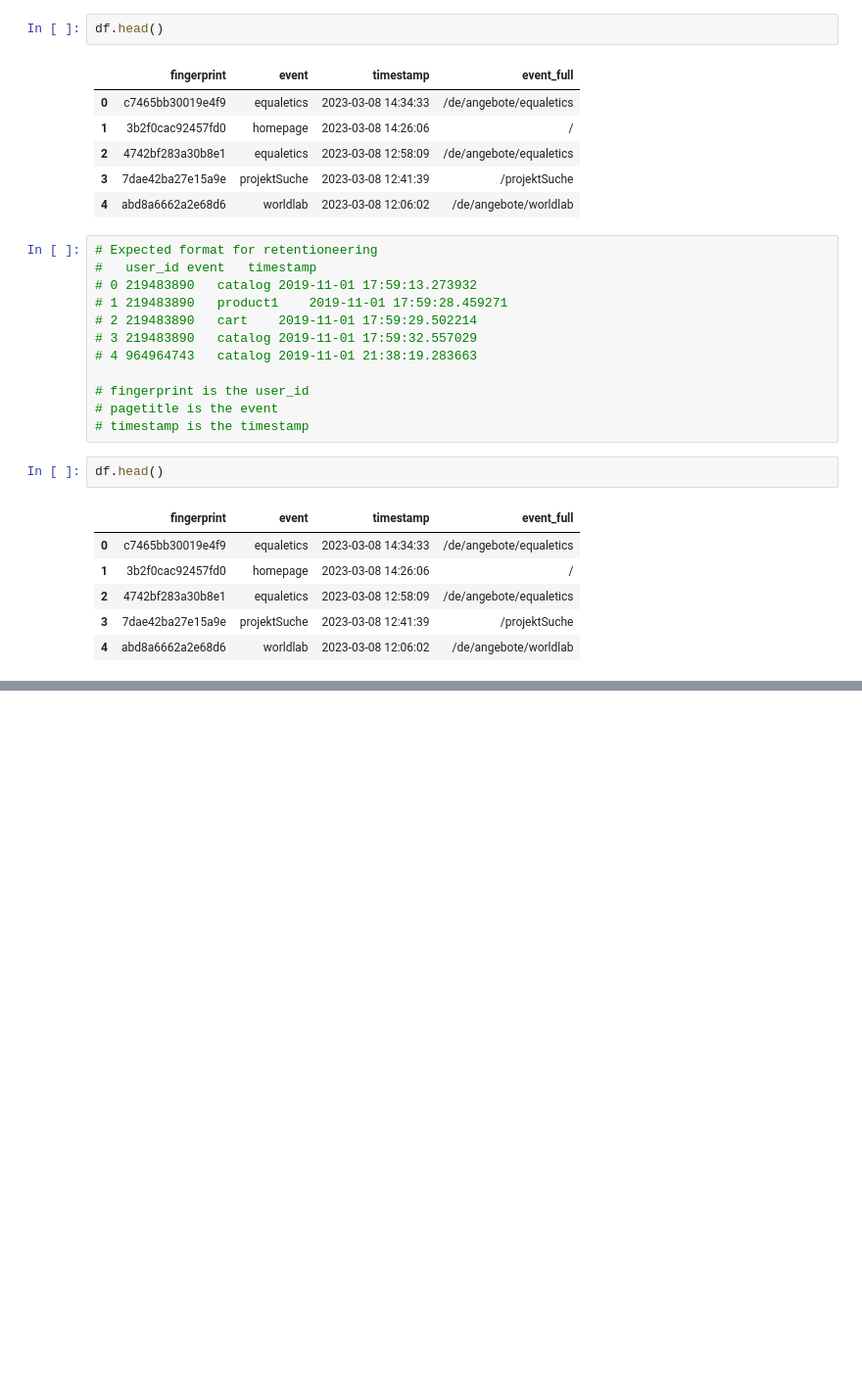
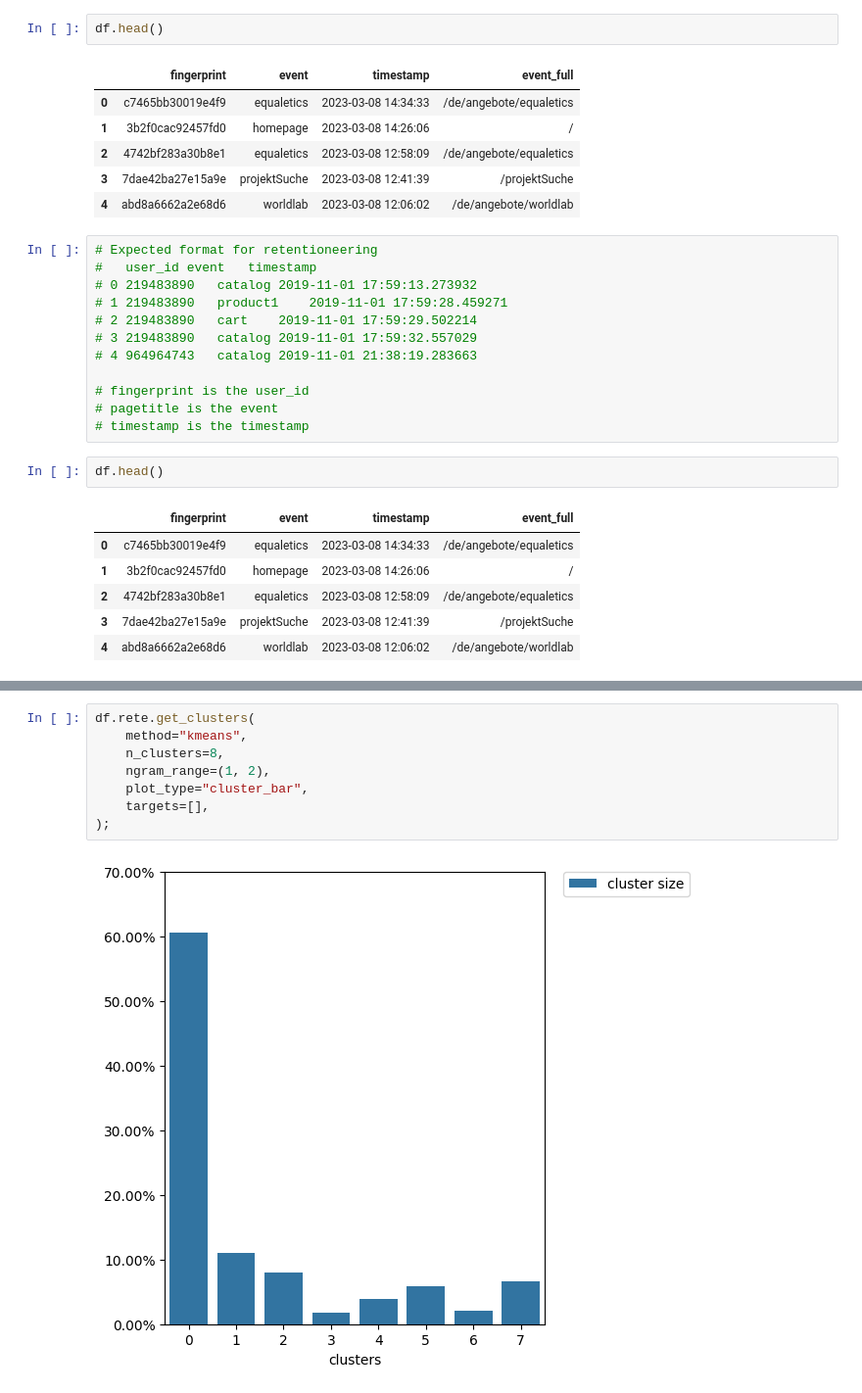
Before and after one commit to dssg-berlin/web-tracking-analytics, a Jupyter notebook: notebooks/diego/04_rententioneering.ipynb, the cells around one changed output, grey strips where cells are left out. Shown: that part at 98% size. Drawn from its saved outputs; the diff is of its cells as text; blank space fills up the shorter version.

```diff
--- a/notebooks/diego/04_rententioneering.ipynb
+++ b/notebooks/diego/04_rententioneering.ipynb
@@ -283,3 +282,13 @@ df.rete.plot_graph(norm_type='node',
 # %% [output]
 [interactive output not drawn]
 'experiments/graph_2023-03-25 18_18_54_039450.html'
+# %%
+df.rete.get_clusters(
+    method="kmeans",
+    n_clusters=8,
+    ngram_range=(1, 2),
+    plot_type="cluster_bar",
+    targets=[],
+);
+# %% [output]
+[figure, added]
```
Also changed, not shown: parts of 6 cells of this notebook, 4 other files.
